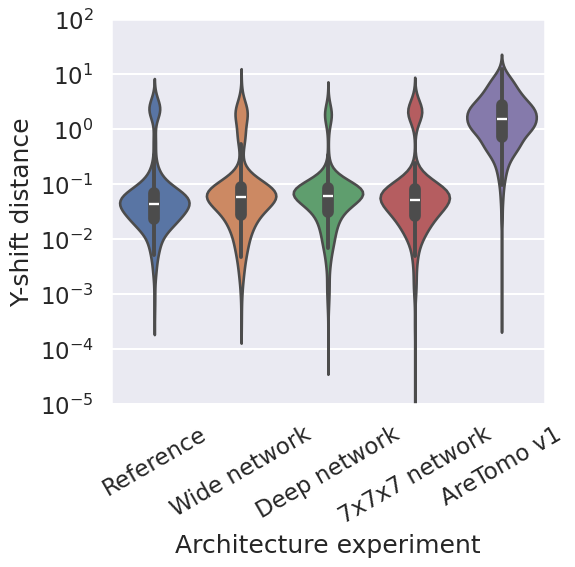
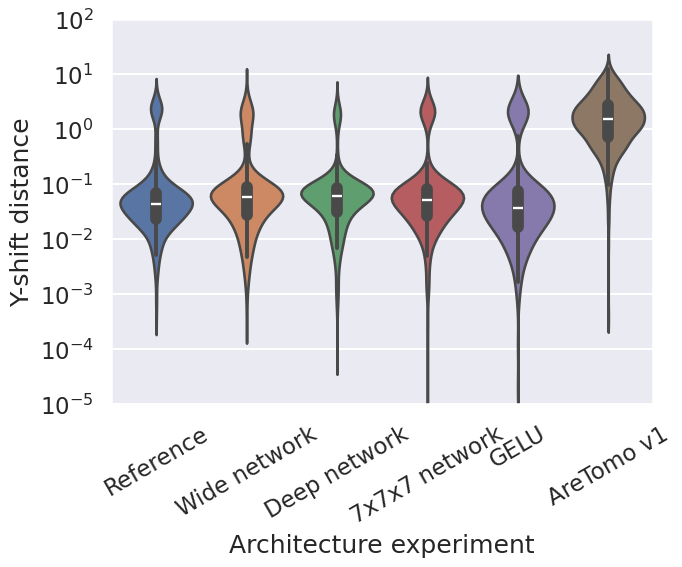
The notebook cell's code change between the first figure and the second:
--- before
+++ after
@@ -6,5 +6,5 @@
 ax.set_ylabel('Y-shift distance')
 xticks = ax.get_xticks()
-ax.set_xticks(xticks, ['Reference', 'Wide network', 'Deep network', '7x7x7 network', 'AreTomo v1'], rotation=30)
+ax.set_xticks(xticks, ['Reference', 'Wide network', 'Deep network', '7x7x7 network', 'GELU', 'AreTomo v1'], rotation=30)
 ax.set_xlabel('Architecture experiment')
 ax.set_ylim(1e-5, 100)

Commit: update architecture experiment with GELU